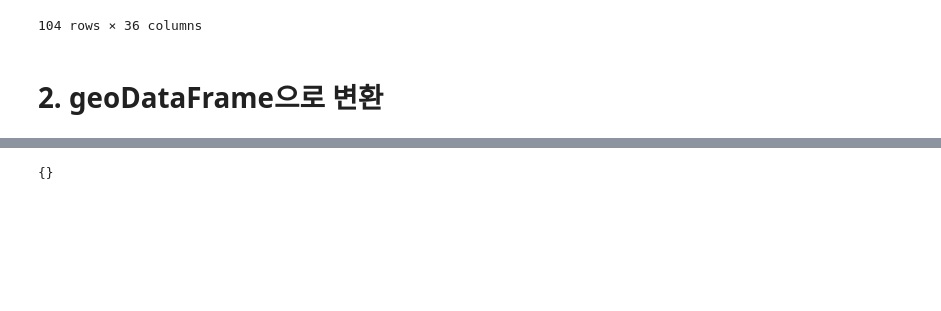
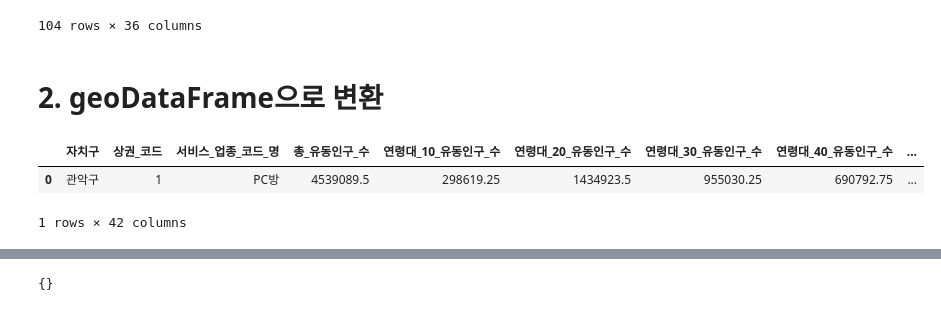
Before and after one commit to databeom/final-project, a Jupyter notebook: 2-1.redefining.ipynb, the cells around one changed output, grey strips where cells are left out. Drawn from its saved outputs; the diff is of its cells as text; code cells hidden in the pictures; blank space fills up the shorter version.

```diff
--- a/2-1.redefining.ipynb
+++ b/2-1.redefining.ipynb
@@ -293,6 +294,14 @@ for i in range(len(redefined_df)):
         redefined_df['geometry2'][i] = LineString(redefined_df['geometry'][i].exterior)
     elif redefined_df['geometry'][i].geom_type == 'MultiPolygon':
         redefined_df['geometry2'][i] = MultiLineString([LineString(poly.exterior) for poly in redefined_df['geometry'][i].geoms])
+# %%
+import pandas as pd
+melt_df_1 = pd.read_csv("data/pre_melt.csv")
+melt_df_1.head(1)
+# %% [output]
+|  | 자치구 | 상권_코드 | 서비스_업종_코드_명 | 총_유동인구_수 | 연령대_10_유동인구_수 | 연령대_20_유동인구_수 | 연령대_30_유동인구_수 | 연령대_40_유동인구_수 | ... |
+| 0 | 관악구 | 1 | PC방 | 4539089.5 | 298619.25 | 1434923.5 | 955030.25 | 690792.75 | ... |
+1 rows × 42 columns
 # %%
 melt_df_1 = redefined_df.copy()
 # %%
```
Also changed, not shown: parts of 21 cells of this notebook, 2 other files.
